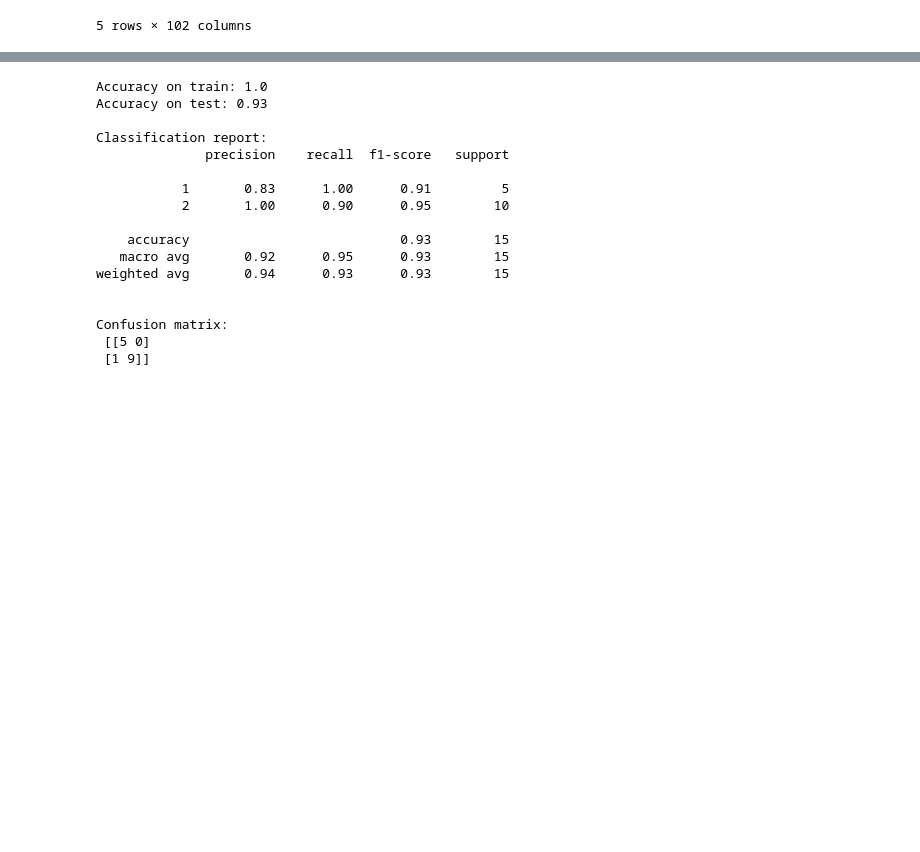
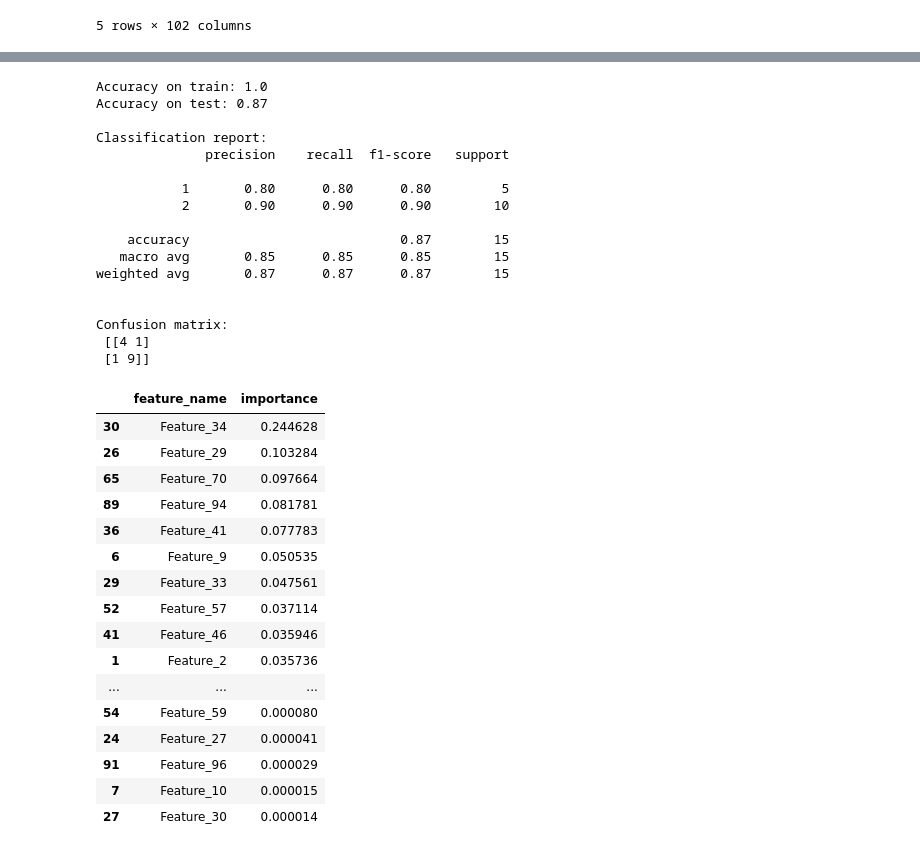
Before and after one commit to albul-k/ml_covid_surv_prediction, a Jupyter notebook: baseline-sklearn.ipynb, the cells around one changed output, grey strips where cells are left out. Saved outputs shown, nothing was run; the diff lists cells and outputs as text; code cells hidden in the pictures; blank space fills up the shorter version.

```diff
--- a/baseline-sklearn.ipynb
+++ b/baseline-sklearn.ipynb
@@ -114,34 +177,60 @@ GradientBoostingClassifier: 0.83
 # %%
-print(f'Accuracy on train: {round(cbr_model.score(X_train, y_train), 2)}')
-print(f'Accuracy on test: {round(cbr_model.score(X_test, y_test), 2)}')
+clf_final = GradientBoostingClassifier(
+    random_state=0,
+    **gs.best_params_,
+)
+clf_final.fit(X_train, y_train)
 
-y_test_pred = cbr_model.predict(X_test)
+y_train_pred = clf_final.predict(X_train)
+y_test_pred = clf_final.predict(X_test)
+
+print(f'Accuracy on train: {round(accuracy_score(y_train, y_train_pred), 2)}')
+print(f'Accuracy on test: {round(accuracy_score(y_test, y_test_pred), 2)}')
+
 print(f'\nClassification report: \n{classification_report(y_test, y_test_pred)}')
 print(f'\nConfusion matrix:\n {confusion_matrix(y_test, y_test_pred)}')
 # %% [output]
 Accuracy on train: 1.0
-Accuracy on test: 0.93
+Accuracy on test: 0.87
 
 Classification report:
               precision    recall  f1-score   support
 
-           1       0.83      1.00      0.91         5
-           2       1.00      0.90      0.95        10
+           1       0.80      0.80      0.80         5
+           2       0.90      0.90      0.90        10
 
-    accuracy                           0.93        15
-   macro avg       0.92      0.95      0.93        15
-weighted avg       0.94      0.93      0.93        15
+    accuracy                           0.87        15
+   macro avg       0.85      0.85      0.85        15
+weighted avg       0.87      0.87      0.87        15
 
 
 Confusion matrix:
- [[5 0]
+ [[4 1]
  [1 9]]
 # %%
 feature_importances = pd.DataFrame(
-    zip(X.columns, cbr_model.get_feature_importance()),
+    zip(X.columns, clf_final.feature_importances_),
     columns=['feature_name', 'importance']
 )
 
 feature_importances.sort_values(by='importance', ascending=False, inplace=True)
 feature_importances.head(50)
+# %% [output]
+|  | feature_name | importance |
+| 30 | Feature_34 | 0.244628 |
+| 26 | Feature_29 | 0.103284 |
+| 65 | Feature_70 | 0.097664 |
+| 89 | Feature_94 | 0.081781 |
+| 36 | Feature_41 | 0.077783 |
+| 6 | Feature_9 | 0.050535 |
+| 29 | Feature_33 | 0.047561 |
+| 52 | Feature_57 | 0.037114 |
+| 41 | Feature_46 | 0.035946 |
+| 1 | Feature_2 | 0.035736 |
+| ... | ... | ... |
+| 54 | Feature_59 | 0.000080 |
+| 24 | Feature_27 | 0.000041 |
+| 91 | Feature_96 | 0.000029 |
+| 7 | Feature_10 | 0.000015 |
+| 27 | Feature_30 | 0.000014 |
 # %%
```
Also changed, not shown: parts of 10 cells of this notebook.
